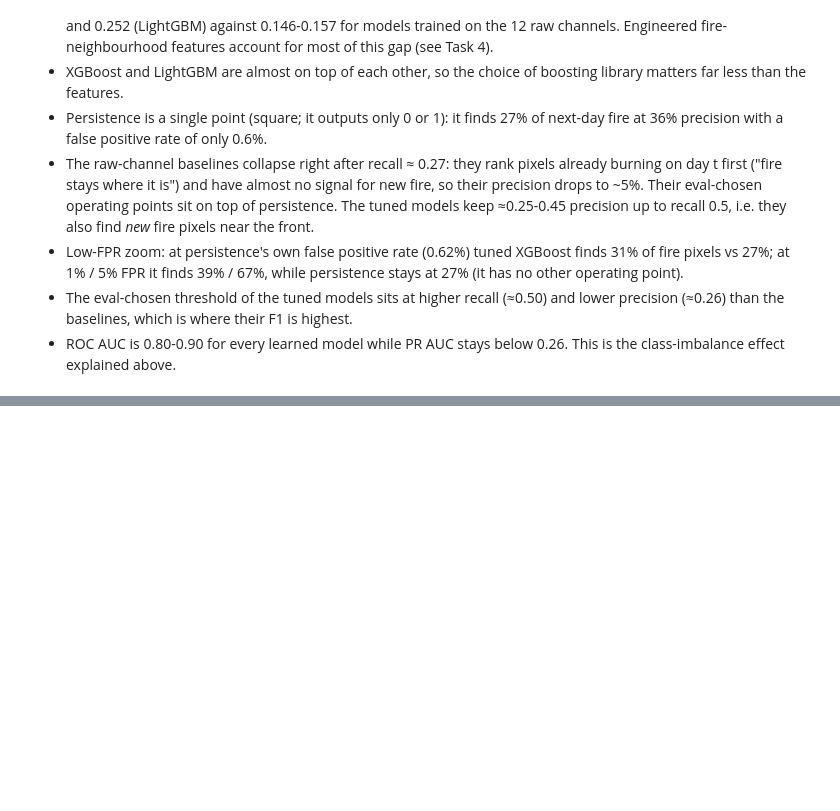
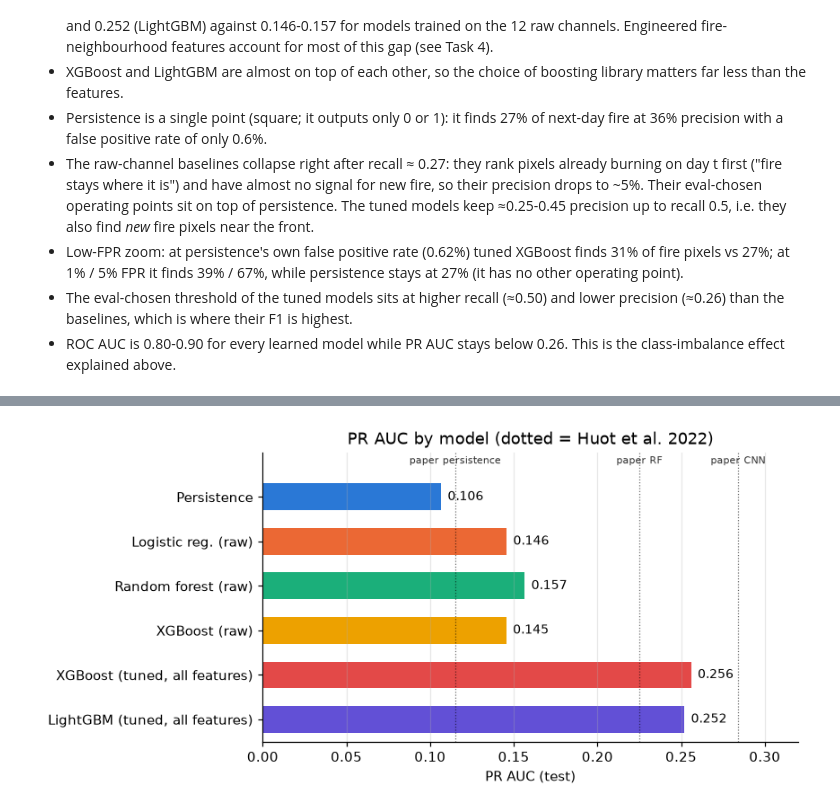
Before and after one commit to harshilv17/next-day-wildfire-spread, a Jupyter notebook: notebooks/02_evaluation.ipynb, the cells around one changed output, grey strips where cells are left out. Cells and saved outputs as stored; diff of their text form; code cells hidden in the pictures; blank space fills up the shorter version.

Commit message:
add results table with paper reference numbers

```diff
--- a/notebooks/02_evaluation.ipynb
+++ b/notebooks/02_evaluation.ipynb
@@ -165,0 +238,19 @@ plt.show()
+# %%
+# Same table as a quick bar chart of the two threshold-free metrics plus the paper's PR AUC (for slides).
+fig, ax = plt.subplots(figsize=(7, 3.8))
+names = list(MODELS)
+y = np.arange(len(names))
+ax.barh(y, results.loc[names, "pr_auc"], color=[COLORS[m] for m in names], height=0.6)
+for i, m in enumerate(names):
+    ax.text(results.loc[m, "pr_auc"] + 0.004, i, f"{results.loc[m, 'pr_auc']:.3f}", va="center", fontsize=9)
+for v, lab in [(0.115, "paper persistence"), (0.225, "paper RF"), (0.284, "paper CNN")]:
+    ax.axvline(v, color="black", lw=0.8, ls=":", alpha=0.6)
+    ax.text(v, -0.75, lab, fontsize=7.5, ha="center", alpha=0.8)
+ax.set_yticks(y, [MODELS[m] for m in names])
+ax.set_ylim(len(names) - 0.5, -1.0)  # top-to-bottom order, with room above the bars for the paper labels
+ax.set(xlabel="PR AUC (test)", xlim=(0, 0.32), title="PR AUC by model (dotted = Huot et al. 2022)")
+ax.grid(axis="y", visible=False)
+fig.savefig(FIGS / "eval_pr_auc_bars.png")
+plt.show()
+# %% [output]
+[figure, added]
```
Also changed, not shown: parts of 3 cells of this notebook, 2 other files.
